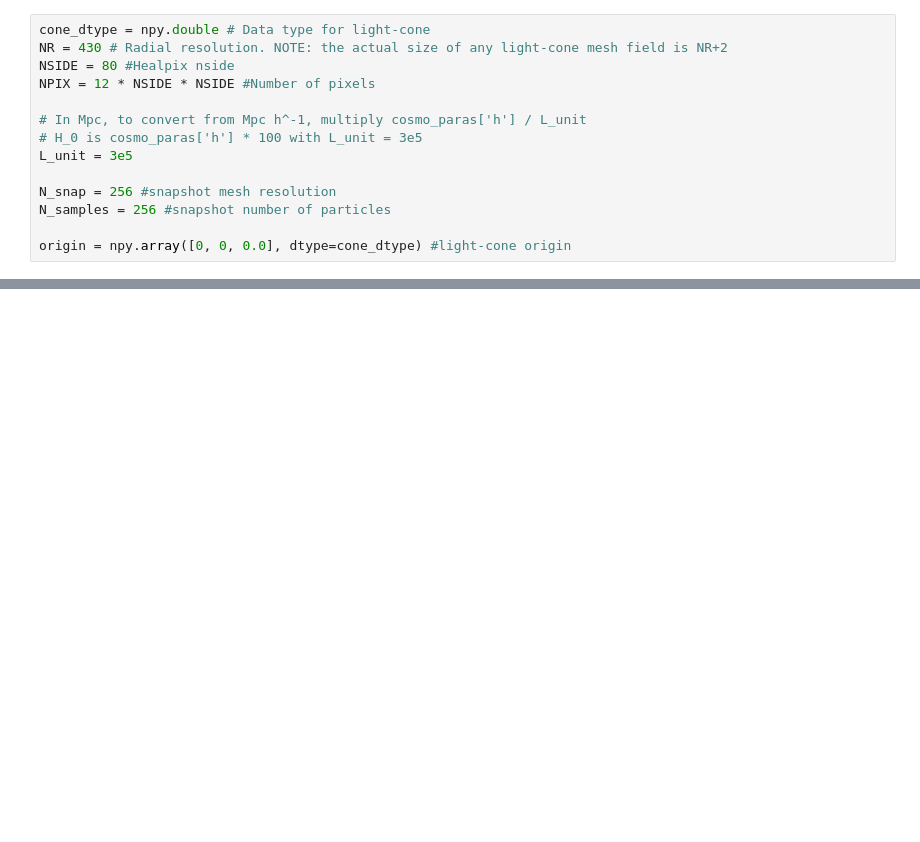
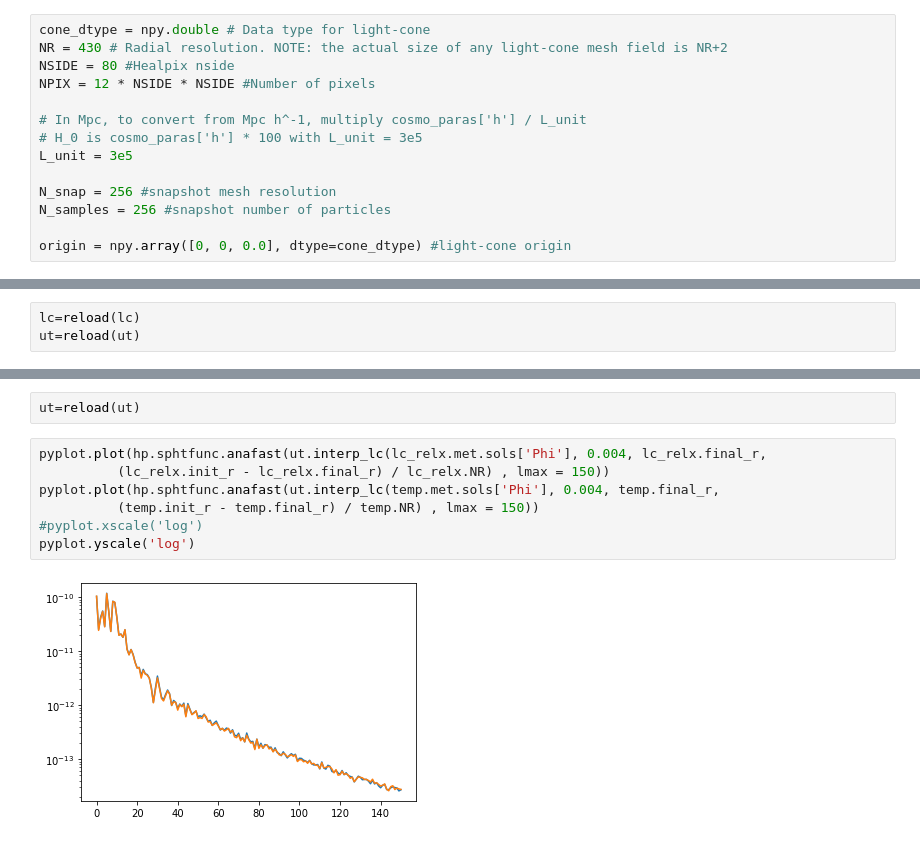
Before and after one commit to ctian282/lcmetric, a Jupyter notebook: examples.ipynb, the cells around one changed output, grey strips where cells are left out. Cells and saved outputs as stored; diff of their text form; blank space fills up the shorter version.

```diff
--- a/examples.ipynb
+++ b/examples.ipynb
@@ -224,0 +96,3 @@ lc.build_lcmetric()
+# %%
+lc=reload(lc)
+ut=reload(ut)
@@ -224,0 +387,11 @@ lc.build_lcmetric()
+# %%
+ut=reload(ut)
+# %%
+pyplot.plot(hp.sphtfunc.anafast(ut.interp_lc(lc_relx.met.sols['Phi'], 0.004, lc_relx.final_r,
+          (lc_relx.init_r - lc_relx.final_r) / lc_relx.NR) , lmax = 150))
+pyplot.plot(hp.sphtfunc.anafast(ut.interp_lc(temp.met.sols['Phi'], 0.004, temp.final_r,
+          (temp.init_r - temp.final_r) / temp.NR) , lmax = 150))
+#pyplot.xscale('log')
+pyplot.yscale('log')
+# %% [output]
+[figure, added]
```
Also changed, not shown: parts of 35 cells of this notebook, 9 other files.
